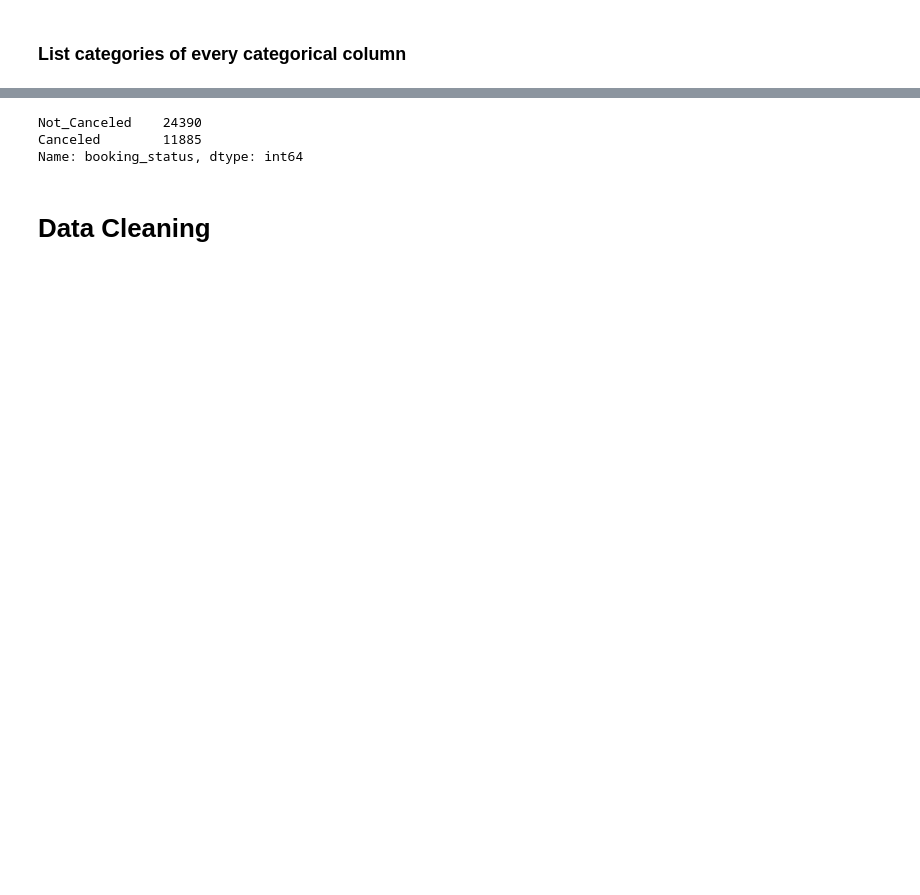
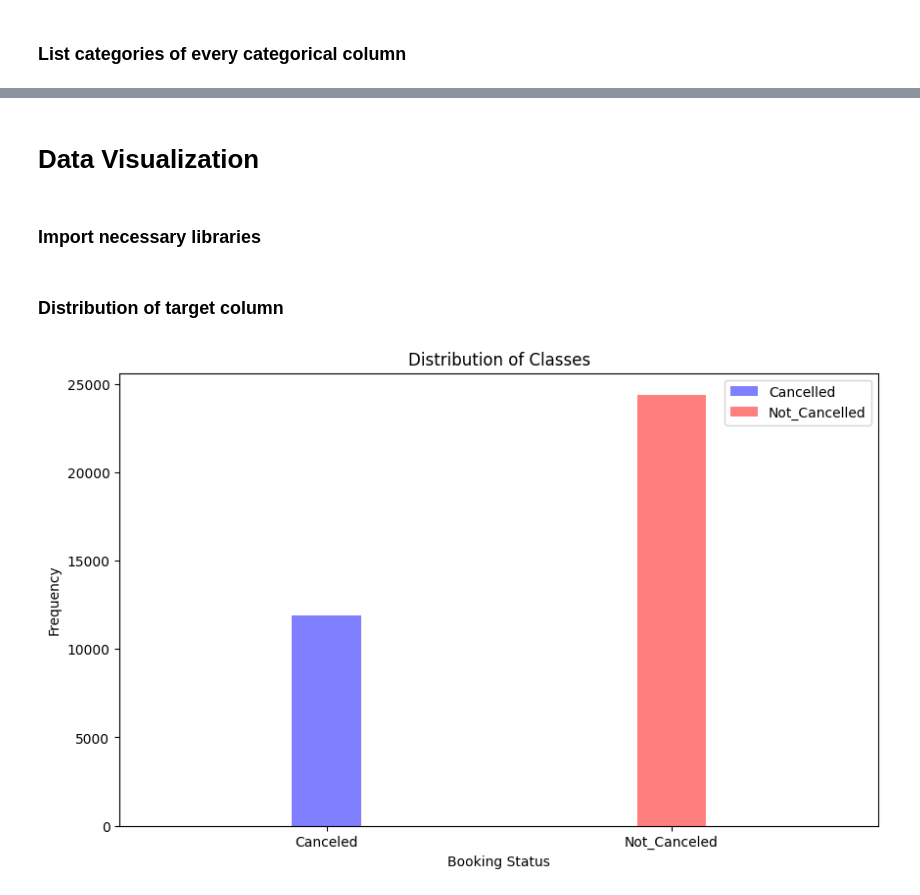
Before and after one commit to othmaneataallah/Hotel-Reservations, a Jupyter notebook: hotel_reservations.ipynb, the cells around one changed output, grey strips where cells are left out. Drawn from its saved outputs; the diff is of its cells as text; code cells hidden in the pictures; blank space fills up the shorter version.

```diff
--- a/hotel_reservations.ipynb
+++ b/hotel_reservations.ipynb
@@ -203,8 +196,4 @@ Name: market_segment_type, dtype: int64
-# %%
-df['booking_status'].value_counts()
-# %% [output]
-Not_Canceled    24390
-Canceled        11885
-Name: booking_status, dtype: int64
 # %% [markdown]
-# **Data Cleaning**
+# **Data Visualization**
+# %% [markdown]
+### Import necessary libraries
@@ -210,0 +202,19 @@ Name: booking_status, dtype: int64
+# %% [markdown]
+### Distribution of target column
+# %%
+class_1_data = df[df['booking_status'] == 'Canceled']
+class_2_data = df[df['booking_status'] == 'Not_Canceled']
+
+plt.figure(figsize=(10, 6))
+
+plt.hist(class_1_data['booking_status'], bins=5, alpha=0.5, color='blue', label='Cancelled')
+plt.hist(class_2_data['booking_status'], bins=5, alpha=0.5, color='red', label='Not_Cancelled')
+
+plt.xlabel('Booking Status')
+plt.ylabel('Frequency')
+plt.title('Distribution of Classes')
+plt.legend()
+
+plt.show()
+# %% [output]
+[figure, added]
```
Also changed, not shown: parts of 57 cells of this notebook, 19 other files.
